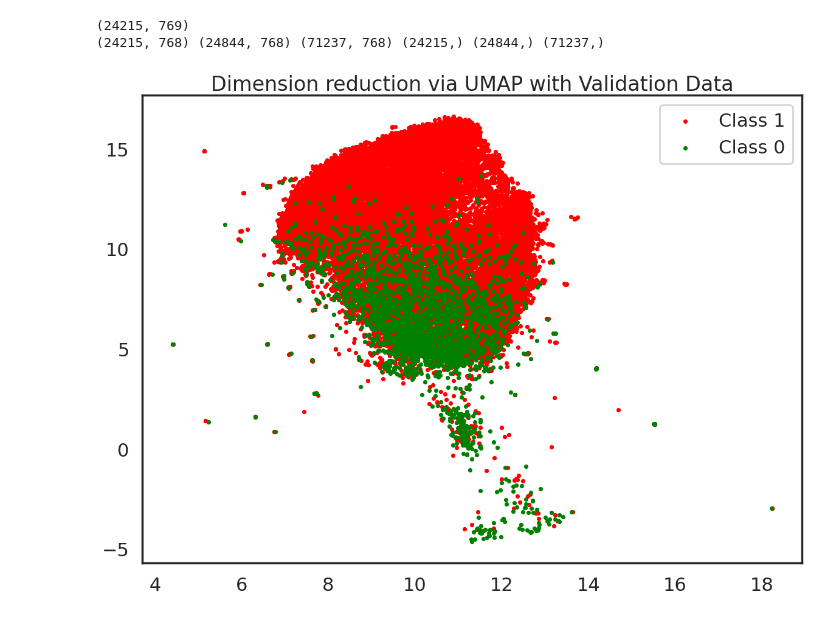
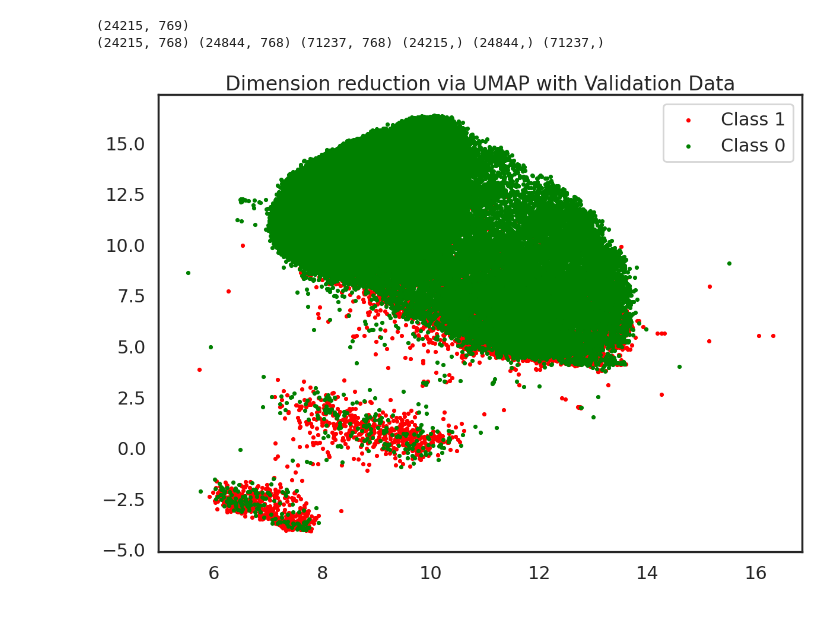
Before and after one commit to sahasubhajit/Speech-Spoofing-, a Jupyter notebook: ml_models.ipynb, the cells around one changed output. Saved outputs shown, nothing was run; the diff lists cells and outputs as text; code cells hidden in the pictures.

```diff
--- a/ml_models.ipynb
+++ b/ml_models.ipynb
@@ -241,7 +280,7 @@ df = pd.concat([df1, df2, df3, df4, df5], axis = 0)
 """
 df = pd.read_csv("/content/drive/MyDrive/LA/train.csv")
 df = df.drop('file_name', axis=1)
-df['label'] = df['label'].map({'spoof': 1, 'bonafide': 0})
+df['label'] = df['label'].map({'spoof': 0, 'bonafide': 1})
 print(df.shape)
 X_train = df.iloc[:, :-1]
 y_train = df.iloc[:, -1]
@@ -255,7 +294,7 @@ df = pd.concat([df1, df2], axis = 0)
 
 df = pd.read_csv("/content/drive/MyDrive/LA/dev.csv")
 df = df.drop('file_name', axis=1)
-df['label'] = df['label'].map({'spoof': 1, 'bonafide': 0})
+df['label'] = df['label'].map({'spoof': 0, 'bonafide': 1})
 X_val = df.iloc[:, :-1]
 y_val = df.iloc[:, -1]
 
@@ -264,7 +303,7 @@ y_val = df.iloc[:, -1]
 
 df = pd.read_csv("/content/drive/MyDrive/LA/eval.csv")
 df = df.drop('file_name', axis=1)
-df['label'] = df['label'].map({'spoof': 1, 'bonafide': 0})
+df['label'] = df['label'].map({'spoof': 0, 'bonafide': 1})
 X_test = df.iloc[:, :-1]
 y_test = df.iloc[:, -1]
 print(X_train.shape, X_val.shape, X_test.shape, y_train.shape, y_val.shape, y_test.shape)
@@ -274,10 +313,10 @@ print(X_train.shape, X_val.shape, X_test.shape, y_train.shape, y_val.shape, y_te
 # %%
 ml_agent = MLModel('KNN')
 #ml_agent.train(X_train, y_train, X_val, y_val)  # Set use_supervised_umap to True to use supervised UMAP
 #ml_agent.test(X_test, y_test)
-X_projection = ml_agent.reduce_dimension(X_train, y_train, X_val, y_val)
+X_projection = ml_agent.reduce_dimension(X_train, y_train, X_test, y_test)
 # %% [output]
-[figure, old version]
+[figure, new version]
 # %%
 ml_agent = MLModel('KNN')
 ml_agent.train(X_train, y_train, X_val, y_val)  # Set use_supervised_umap to True to use supervised UMAP
```
Also changed, not shown: parts of 21 cells of this notebook.
